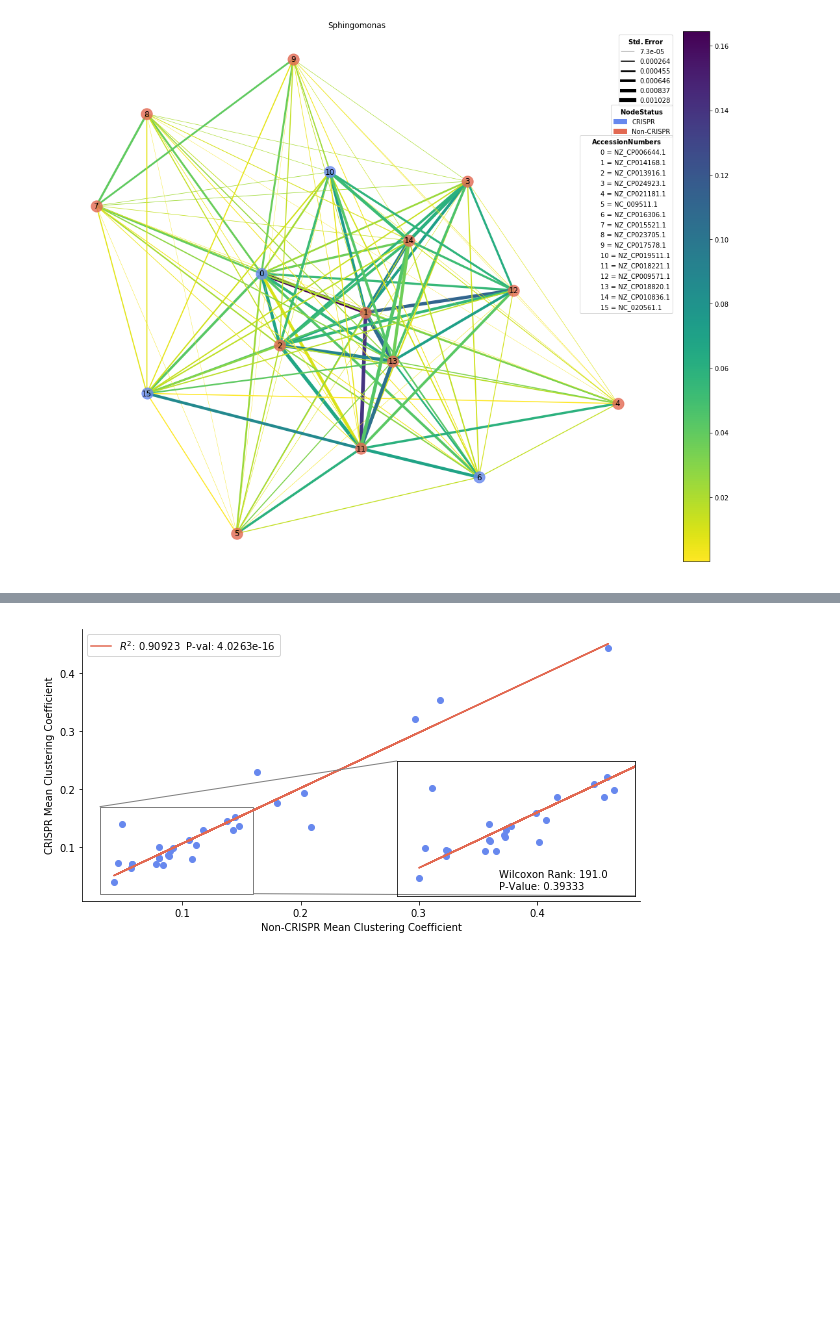
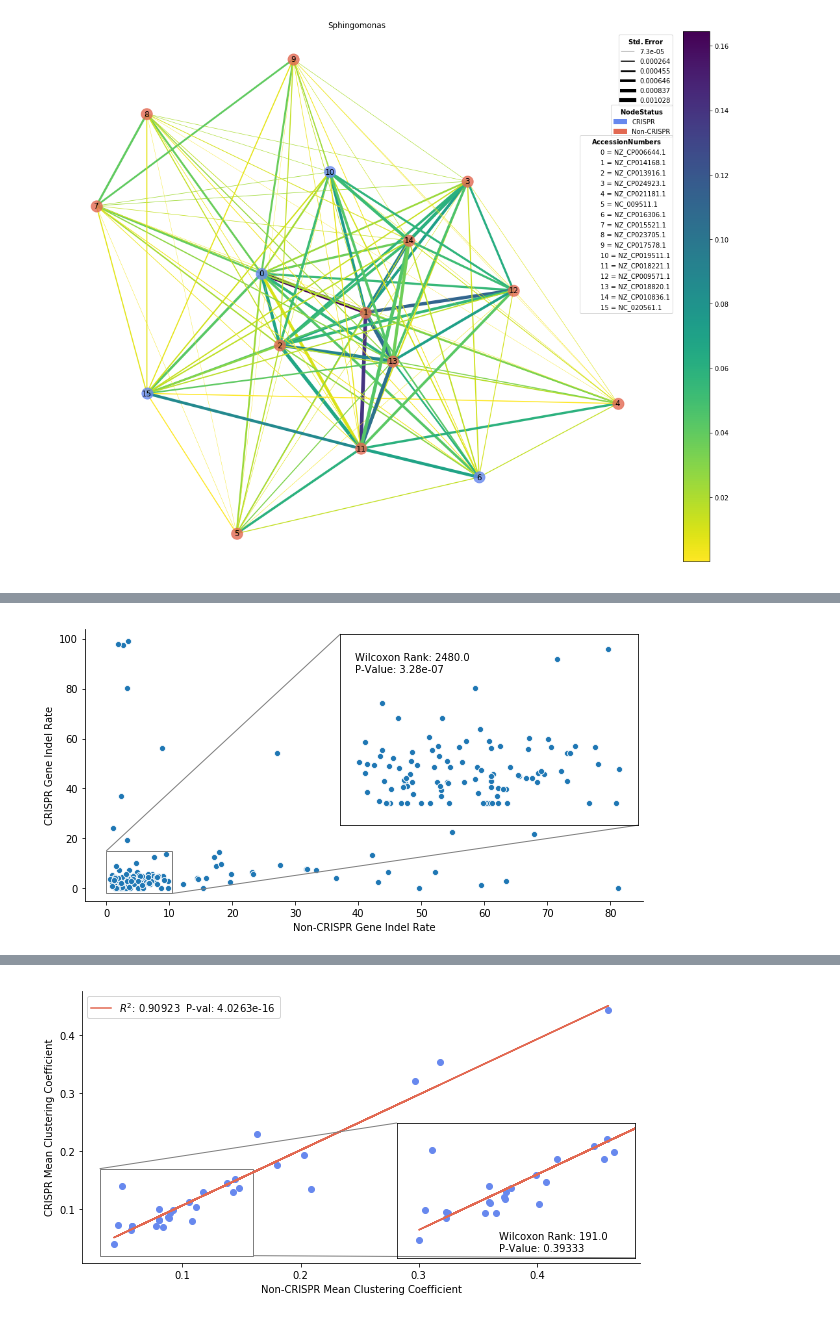
Before and after one commit to DJSiddharthVader/Undergrad_Thesis, a Jupyter notebook: notebooks/plotting.ipynb, the cells around one changed output, grey strips where cells are left out. Saved outputs shown, nothing was run; the diff lists cells and outputs as text; code cells hidden in the pictures; blank space fills up the shorter version.

```diff
--- a/notebooks/plotting.ipynb
+++ b/notebooks/plotting.ipynb
@@ -37,0 +51,5 @@ plu.plotNetwork(net,df,
+# %%
+plu.cVsncRate(mmdf,dpi=dpi,
+              file='{}/c_nc_rate_scatter.png'.format(basefigdir))
+# %% [output]
+[figure, added]
```
Also changed, not shown: parts of 13 cells of this notebook, 1 other file.
